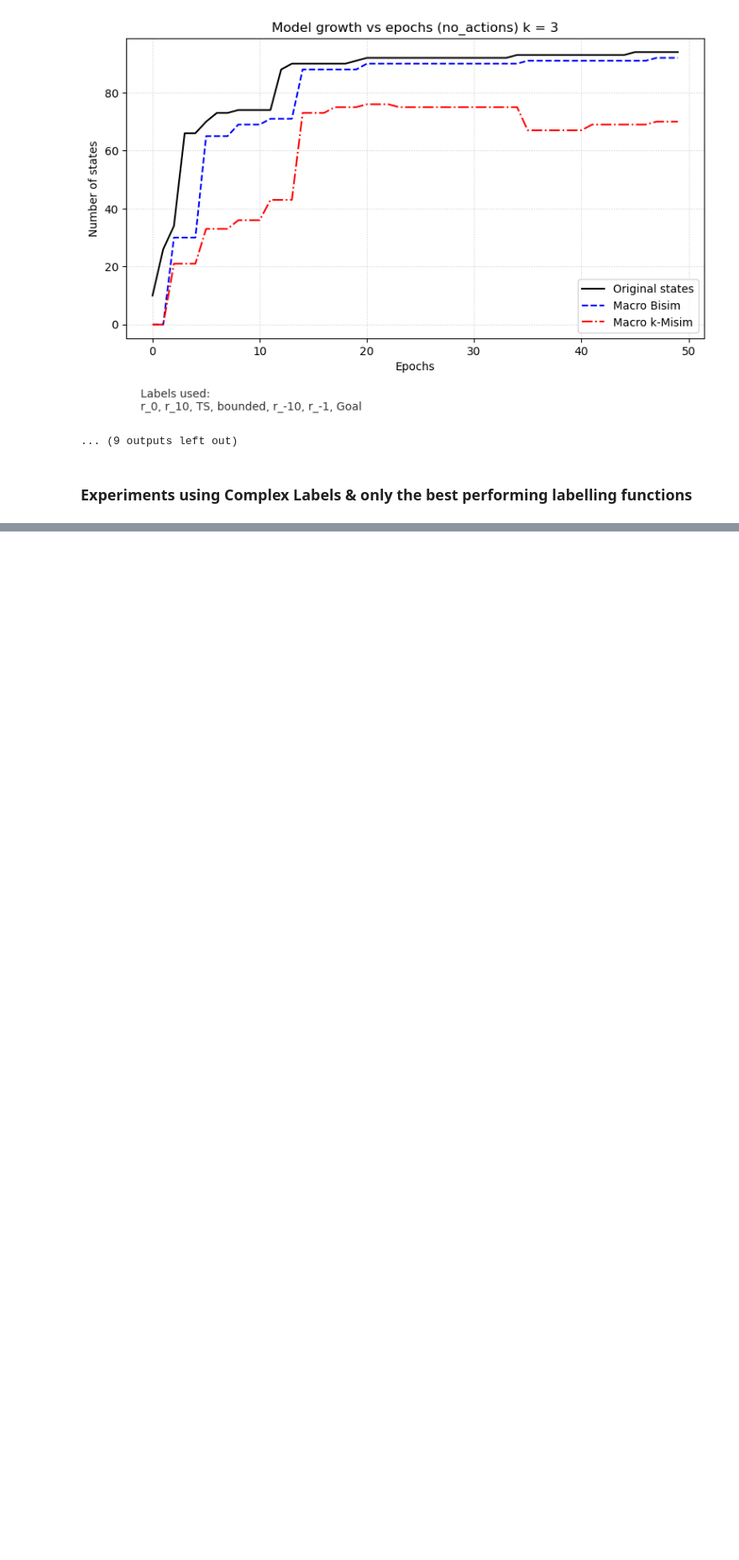
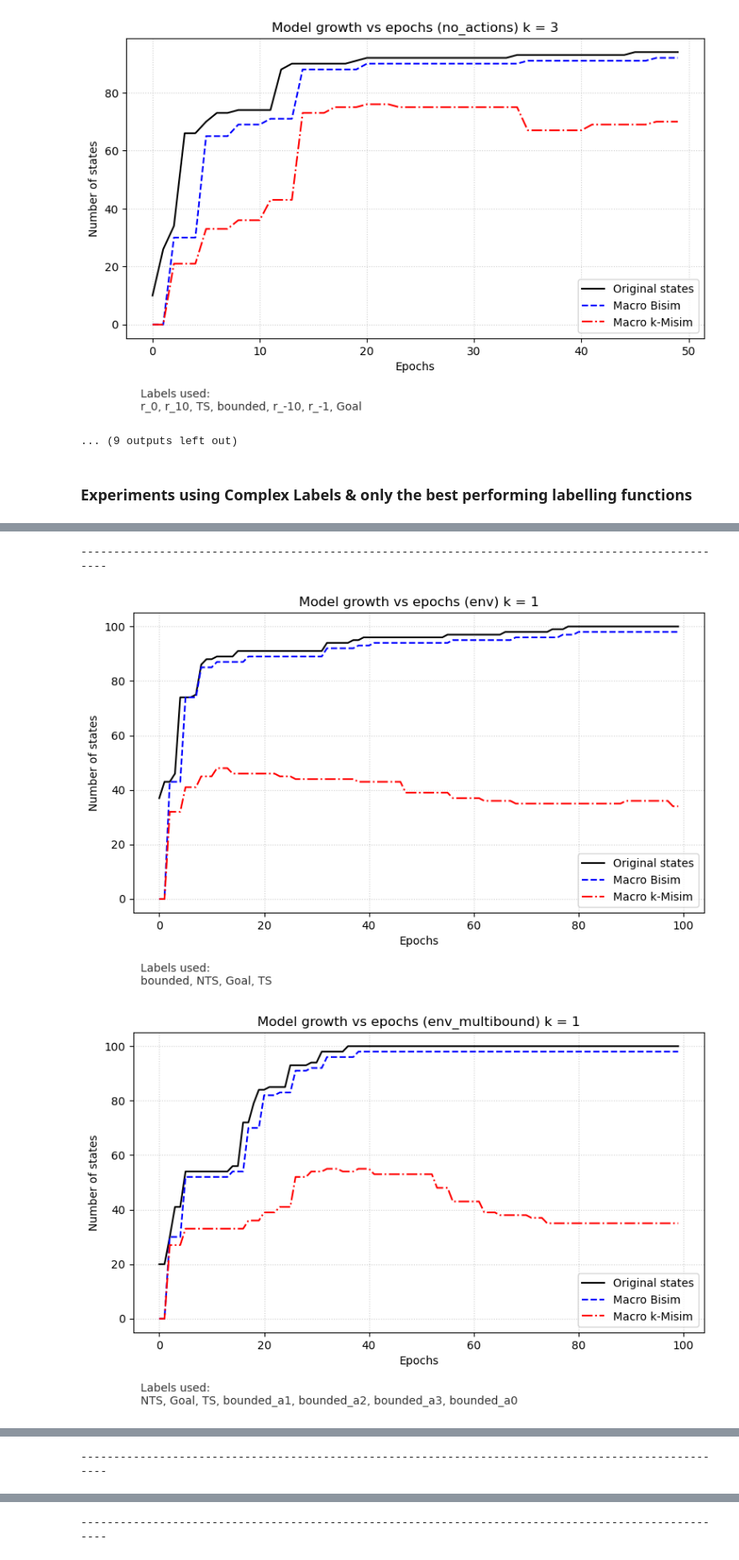
Before and after one commit to sebasaguerre/MentalModel_Generator_SymbolicAI, a Jupyter notebook: experiments.ipynb, the cells around one changed output, grey strips where cells are left out. Shown at 84% size. Saved outputs shown, nothing was run; the diff lists cells and outputs as text; code cells hidden in the pictures; blank space fills up the shorter version.

```diff
--- a/experiments.ipynb
+++ b/experiments.ipynb
@@ -253,0 +301,13 @@ for k in range(2, 5):
+# %%
+def pure_env_labelling(self, s, action, next_s, reward, done):
+    # label terminal states
+    if done:
+        # create gaol label
+        if reward > 0:
+            self.labels[next_s].add("Goal")
+        else:
+            self.labels[next_s].add("TS")
+    # label non terminal states
+    else:
+        self.labels[s].add("NTS")
+        self.labels[next_s].add("NTS")
@@ -253,0 +316,17 @@ for k in range(2, 5):
+# %%
+#Testing labelling functions  complex labels
+labelling_functions = {
+    "env": None,
+    "env_multibound": env_labelling_multibounds,
+    "pure_env": pure_env_labelling
+}
+
+# iterate only through k = 2 & 3 as those give the best compression for the current enviorment
+for k in range(1, 4):
+    print("--"*50)
+    for labeler_name, labelling_func in labelling_functions.items():
+        test(labeler_name, labelling_func, 100, compare=True, k=k, multi_edges=True)
+# %% [output]
+----------------------------------------------------------------------------------------------------
+[figure, added]
+[figure, added]
@@ -253,0 +334 @@ for k in range(2, 5):
+----------------------------------------------------------------------------------------------------
@@ -253,0 +338 @@ for k in range(2, 5):
+----------------------------------------------------------------------------------------------------
```
Also changed, not shown: parts of 12 cells of this notebook, 4 other files.
